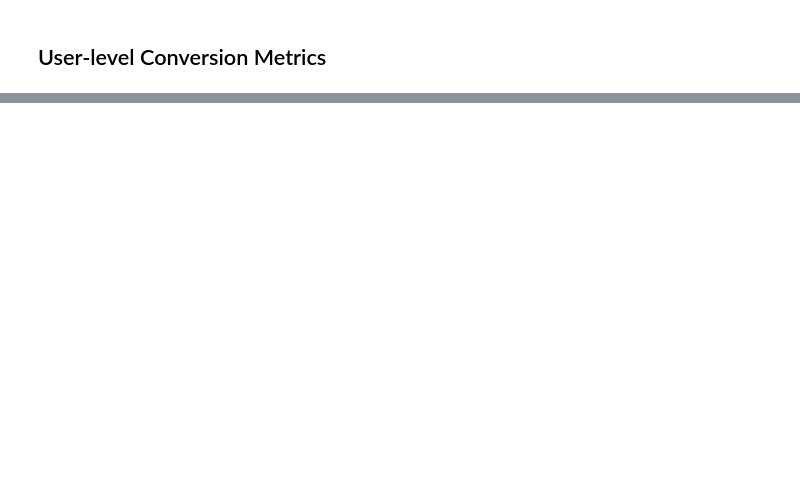
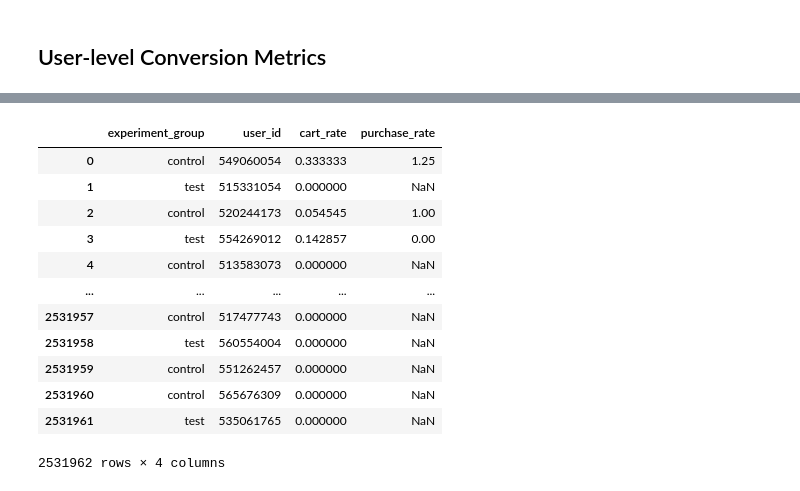
Before and after one commit to mindyng/2024-Business-Projects, a Jupyter notebook: practical-a-b-testing.ipynb, the cells around one changed output, grey strips where cells are left out. Saved outputs shown, nothing was run; the diff lists cells and outputs as text; code cells hidden in the pictures; blank space fills up the shorter version.

```diff
--- a/practical-a-b-testing.ipynb
+++ b/practical-a-b-testing.ipynb
@@ -725,0 +774,27 @@ user_conversion.head(2)
+# %%
+# CTR
+query = """
+select experiment_group
+, user_id
+, IFNULL(sum(case when event_type = 'cart' then 1 else 0 end)*1.0/sum(case when event_type = 'view' then 1 else 0 end),0) as cart_rate
+, sum(case when event_type = 'purchase' then 1 else 0 end)*1.0/sum(case when event_type = 'cart' then 1 else 0 end) as purchase_rate
+from df
+group by 1,2
+"""
+
+user_rates = duckdb.query(query).df()
+user_rates
+# %% [output]
+|  | experiment_group | user_id | cart_rate | purchase_rate |
+| 0 | control | 549060054 | 0.333333 | 1.25 |
+| 1 | test | 515331054 | 0.000000 | NaN |
+| 2 | control | 520244173 | 0.054545 | 1.00 |
+| 3 | test | 554269012 | 0.142857 | 0.00 |
+| 4 | control | 513583073 | 0.000000 | NaN |
+| ... | ... | ... | ... | ... |
+| 2531957 | control | 517477743 | 0.000000 | NaN |
+| 2531958 | test | 560554004 | 0.000000 | NaN |
+| 2531959 | control | 551262457 | 0.000000 | NaN |
+| 2531960 | control | 565676309 | 0.000000 | NaN |
+| 2531961 | test | 535061765 | 0.000000 | NaN |
+2531962 rows × 4 columns
```
Also changed, not shown: parts of 32 cells of this notebook.
